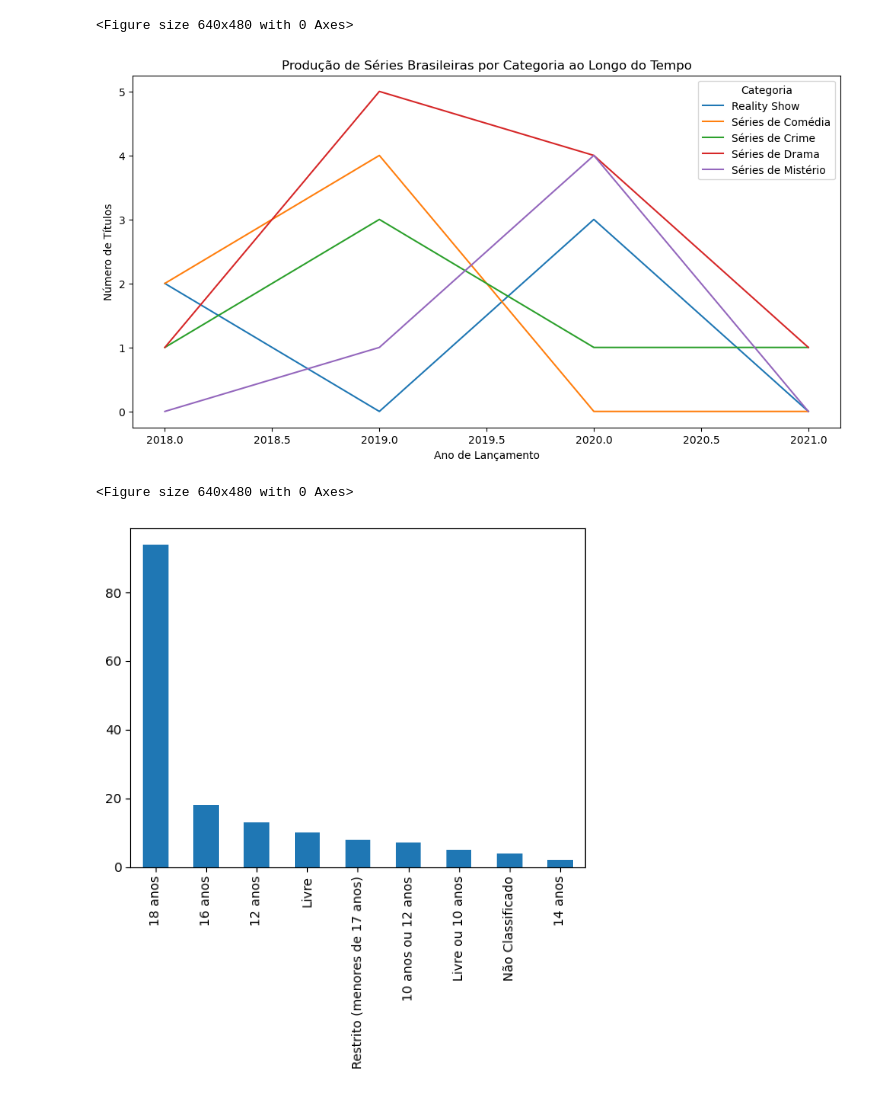
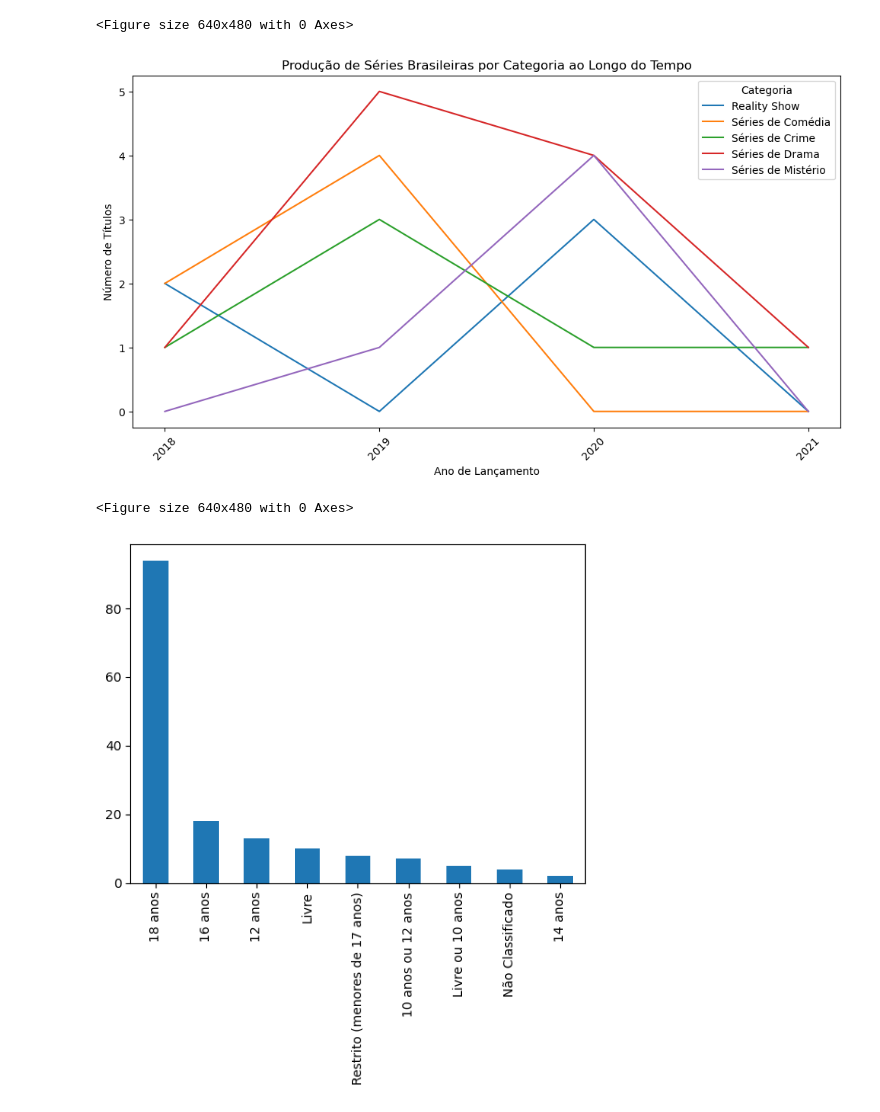
Before and after one commit to fernandococco/brazil_netflix, a Jupyter notebook: brazil_content.ipynb, the cells around one changed output. Drawn from its saved outputs; the diff is of its cells as text; code cells hidden in the pictures.

Commit message:
ultimas visualizacoes

```diff
--- a/brazil_content.ipynb
+++ b/brazil_content.ipynb
@@ -502,17 +528,18 @@ plt.clf()
 # %%
 ## Qual a progressão da produção de series brasileiras ao longo do tempo?
 
 shows_grouped = top_shows.groupby(['release_year','listed_in']).size().unstack(fill_value=0)
 
 shows_grouped.plot(kind='line', figsize=(12,6))
 plt.title('Produção de Séries Brasileiras por Categoria ao Longo do Tempo')
 plt.xlabel('Ano de Lançamento')
 plt.ylabel('Número de Títulos')
 plt.legend(title='Categoria')
+plt.xticks(range(2018,2022), rotation=45)
 plt.show()
 plt.clf()
 # %% [output]
-[figure, old version]
+[figure, new version]
 <Figure size 640x480 with 0 Axes>
 # %%
 ## Qual tipo de público (classificacao indicativa) o Brasil mais tem focado?
```
Also changed, not shown: parts of 10 cells of this notebook.
